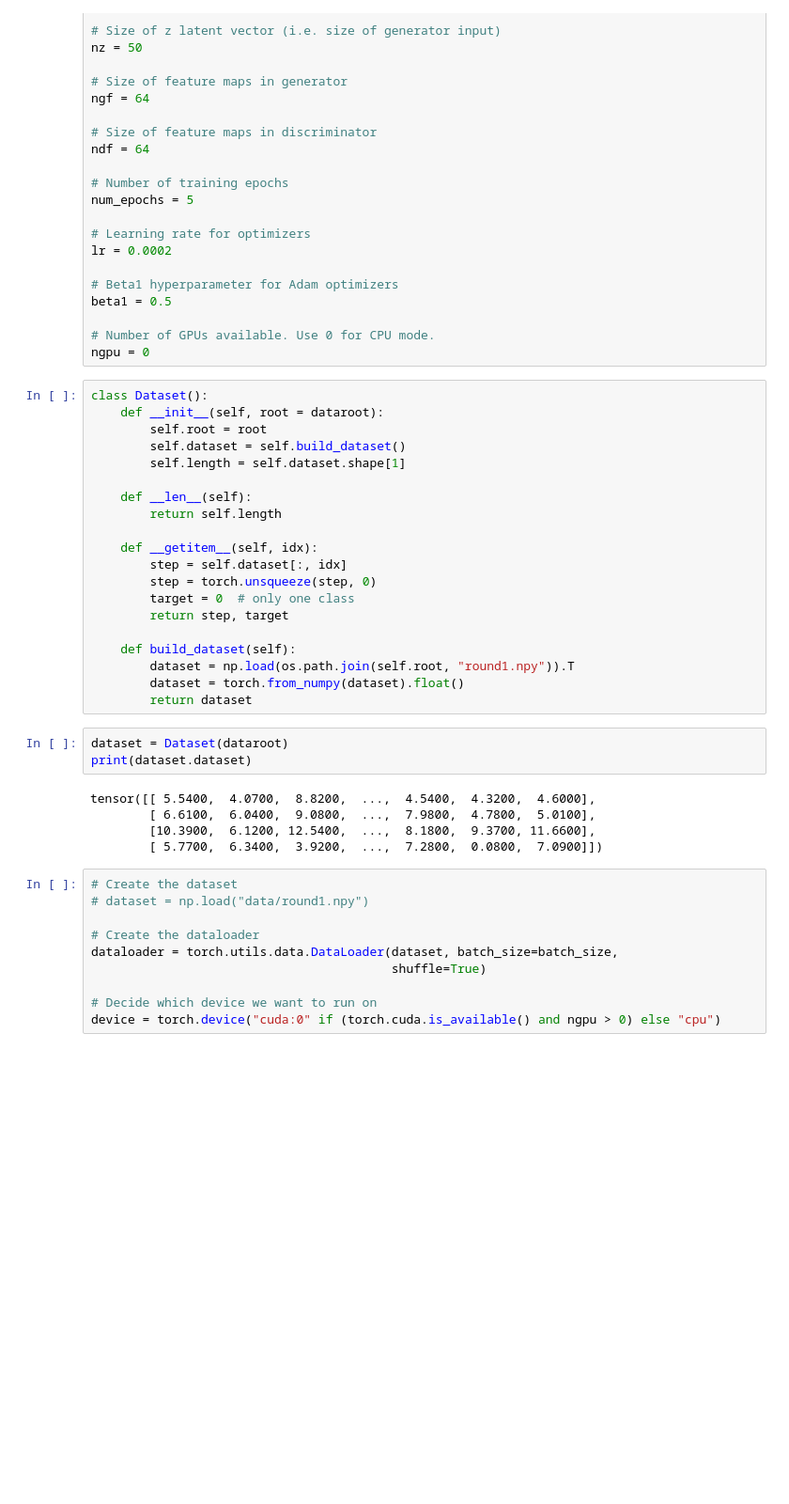
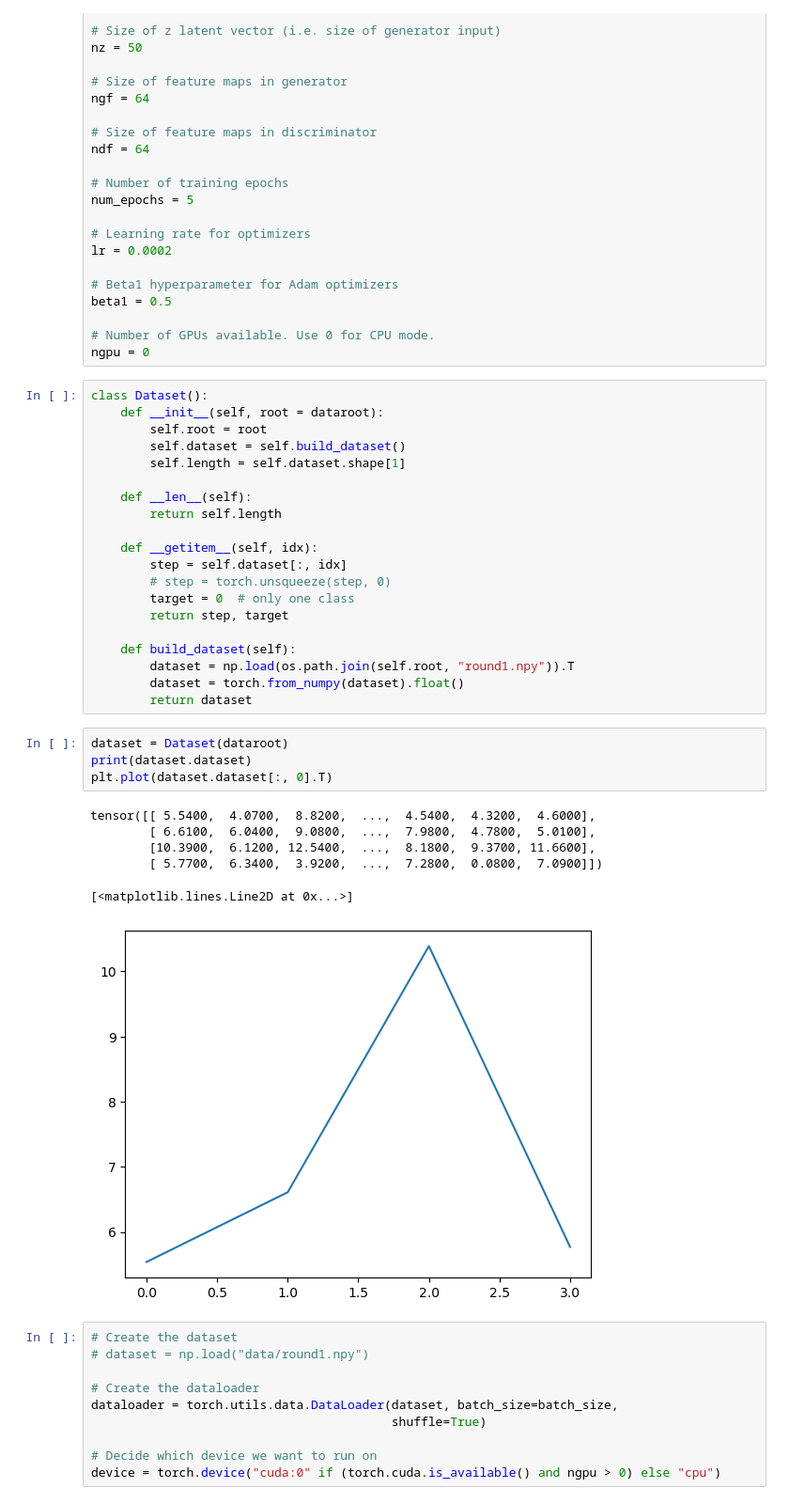
Before and after one commit to Soline270dC/PSC, a Jupyter notebook: essai_pytorch_soline.ipynb, the cells around one changed output. Shown: that part at 94% size. Saved outputs shown, nothing was run; the diff lists cells and outputs as text; blank space fills up the shorter version.

```diff
--- a/essai_pytorch_soline.ipynb
+++ b/essai_pytorch_soline.ipynb
@@ -69,7 +69,7 @@ class Dataset():
 
     def __getitem__(self, idx):
         step = self.dataset[:, idx]
-        step = torch.unsqueeze(step, 0)
+        # step = torch.unsqueeze(step, 0)
         target = 0  # only one class
         return step, target
 
@@ -80,11 +80,14 @@ class Dataset():
 # %%
 dataset = Dataset(dataroot)
 print(dataset.dataset)
+plt.plot(dataset.dataset[:, 0].T)
 # %% [output]
 tensor([[ 5.5400,  4.0700,  8.8200,  ...,  4.5400,  4.3200,  4.6000],
         [ 6.6100,  6.0400,  9.0800,  ...,  7.9800,  4.7800,  5.0100],
         [10.3900,  6.1200, 12.5400,  ...,  8.1800,  9.3700, 11.6600],
         [ 5.7700,  6.3400,  3.9200,  ...,  7.2800,  0.0800,  7.0900]])
+[<matplotlib.lines.Line2D at 0x...>]
+[figure, added]
 # %%
 # Create the dataset
 # dataset = np.load("data/round1.npy")
```
Also changed, not shown: parts of 3 cells of this notebook, 1 other file.
